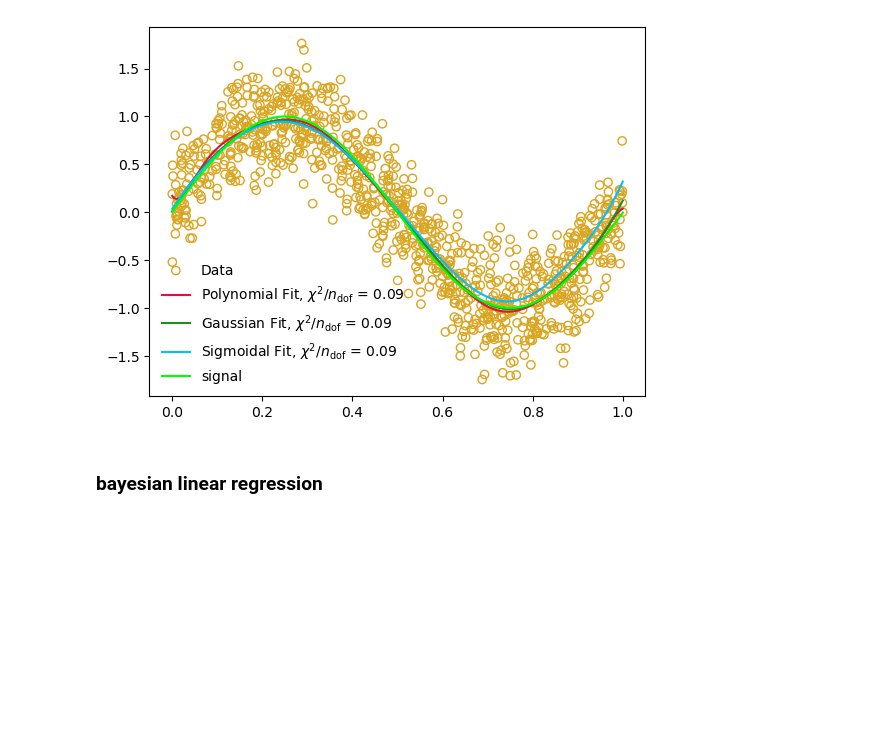
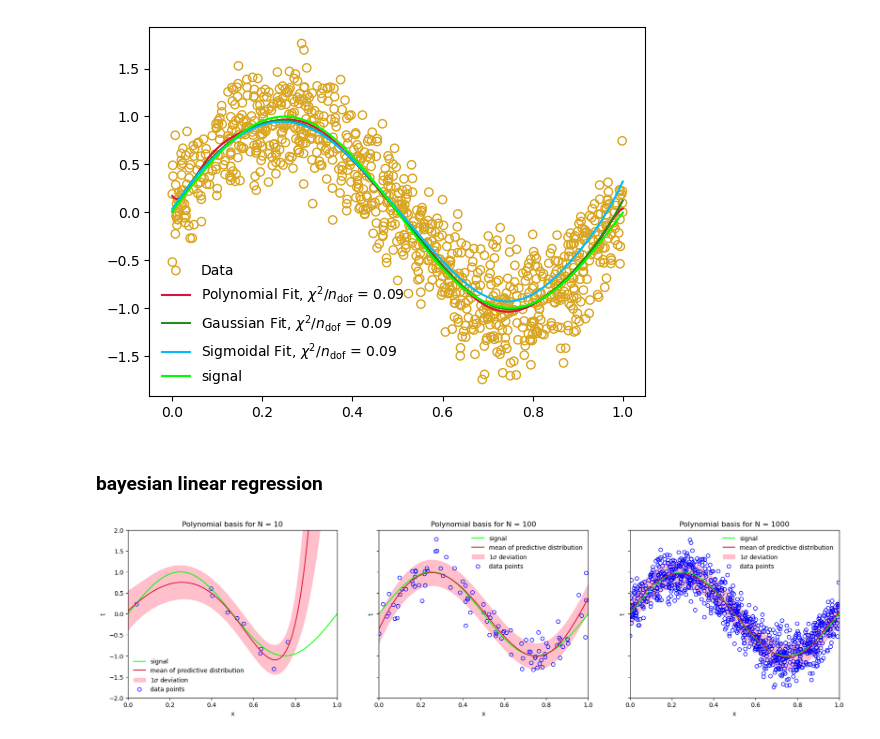
Before and after one commit to labani-01/PHY657, a Jupyter notebook: Module_3/ Module-3.ipynb, the cells around one changed output. Cells and saved outputs as stored; diff of their text form; code cells hidden in the pictures; blank space fills up the shorter version.

Commit message:
activity 3 polynomial basis

```diff
--- a/Module_3/ Module-3.ipynb
+++ b/Module_3/ Module-3.ipynb
@@ -281,3 +283,39 @@ def posterior_predictive(Phi_test, m_N, S_N, beta):
 # %%
 alpha = 0.005
 beta = 11.1
+# %%
+degree = 11
+degrees = range(degree + 1)
+
+N = np.array([10, 100, 1000])
+fig, axs = plt.subplots(1, 3, figsize=(21, 5), sharex=True, sharey=True)
+
+for i, val in enumerate(N):
+
+    x_N, y_N = data_x[val], data_y[val]
+    x_test = np.linspace(0, 1, 100)
+
+    Phi_N = get_phi(x_N, bf=polynomial_basis_function, bf_args=degrees[1:])
+    Phi_test = get_phi(x_test, bf=polynomial_basis_function, bf_args=degrees[1:])
+
+    #mean and covariance matrix of posterior distribution
+    m_N, S_N = posterior(Phi_N, y_N, alpha, beta)
+
+    #mean and variance of posterior predictive
+    y, y_var = posterior_predictive(Phi_test, m_N, S_N, beta)
+
+    upper = y + np.sqrt(y_var)
+    lower = y - np.sqrt(y_var)
+
+    axs[i].plot(x_test, np.sin(2*np.pi*x_test), c = 'lime', label = "signal")
+    axs[i].plot(x_test, y, c ='crimson', label = 'mean of predictive distribution')
+    axs[i].fill_between(x_test, upper, lower, color ='pink', label = '$1\sigma$ deviation')
+    axs[i].scatter(x_N, y_N, facecolors='none', edgecolors='blue', marker = 'o', label = 'data points')
+    axs[i].set_xlim(0.0, 1.0)
+    axs[i].set_ylim(-2, 2)
+    axs[i].set_xlabel("x")
+    axs[i].set_ylabel("t")
+    axs[i].set_title(f"Polynomial basis for N = {val}")
+    axs[i].legend(frameon = False)
+# %% [output]
+[figure, added]
```
Also changed, not shown: parts of 1 cell of this notebook, 1 other file.
